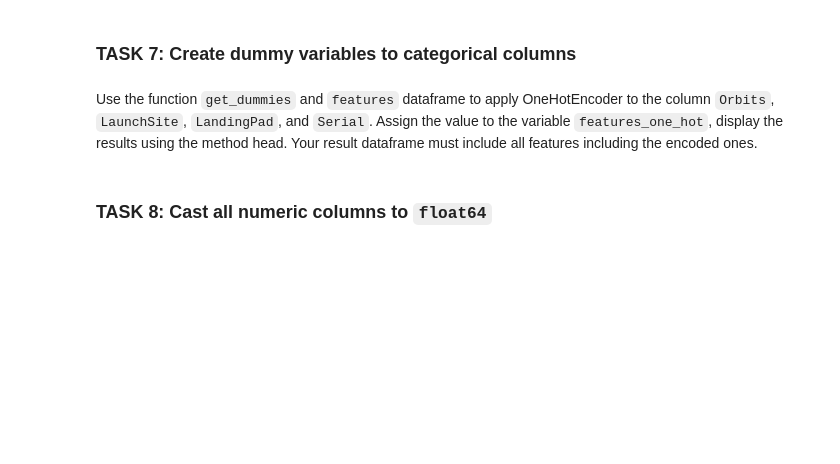
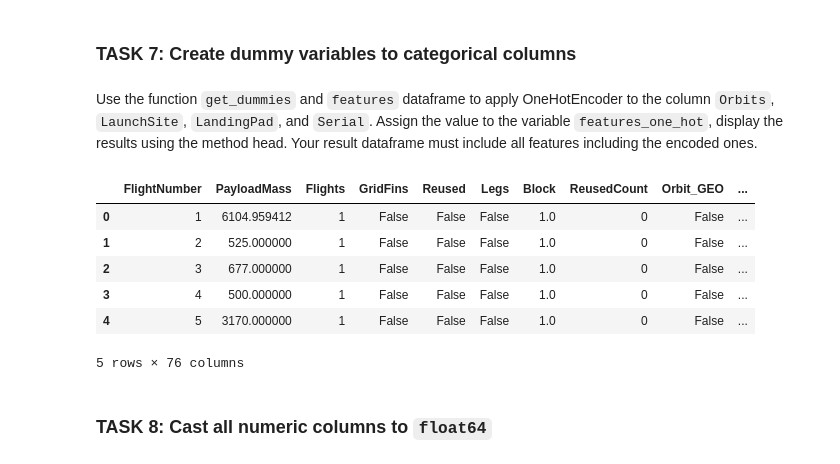
Before and after one commit to Albertosogasol/IBM_DataScience, a Jupyter notebook: T10M2_EDA/jupyter-labs-eda-dataviz-v2.ipynb, the cells around one changed output. Cells and saved outputs as stored; diff of their text form; code cells hidden in the pictures; blank space fills up the shorter version.

```diff
--- a/T10M2_EDA/jupyter-labs-eda-dataviz-v2.ipynb
+++ b/T10M2_EDA/jupyter-labs-eda-dataviz-v2.ipynb
@@ -274,6 +274,19 @@ features.head()
 Use the function <code>get_dummies</code> and <code>features</code> dataframe to apply OneHotEncoder to the column <code>Orbits</code>, <code>LaunchSite</code>, <code>LandingPad</code>, and <code>Serial</code>. Assign the value to the variable <code>features_one_hot</code>, display the results using the method head. Your result dataframe must include all features including the encoded ones.
 # %%
 # HINT: Use get_dummies() function on the categorical columns
+# Crear variables dummy para las columnas categóricas
+features_one_hot = pd.get_dummies(features, columns=['Orbit', 'LaunchSite', 'LandingPad', 'Serial'], drop_first=True)
+
+# Mostrar las primeras filas del DataFrame resultante
+features_one_hot.head()
+# %% [output]
+|  | FlightNumber | PayloadMass | Flights | GridFins | Reused | Legs | Block | ReusedCount | Orbit_GEO | ... |
+| 0 | 1 | 6104.959412 | 1 | False | False | False | 1.0 | 0 | False | ... |
+| 1 | 2 | 525.000000 | 1 | False | False | False | 1.0 | 0 | False | ... |
+| 2 | 3 | 677.000000 | 1 | False | False | False | 1.0 | 0 | False | ... |
+| 3 | 4 | 500.000000 | 1 | False | False | False | 1.0 | 0 | False | ... |
+| 4 | 5 | 3170.000000 | 1 | False | False | False | 1.0 | 0 | False | ... |
+5 rows × 76 columns
 # %% [markdown]
 ### TASK  8: Cast all numeric columns to `float64`
 # %% [markdown]
```
